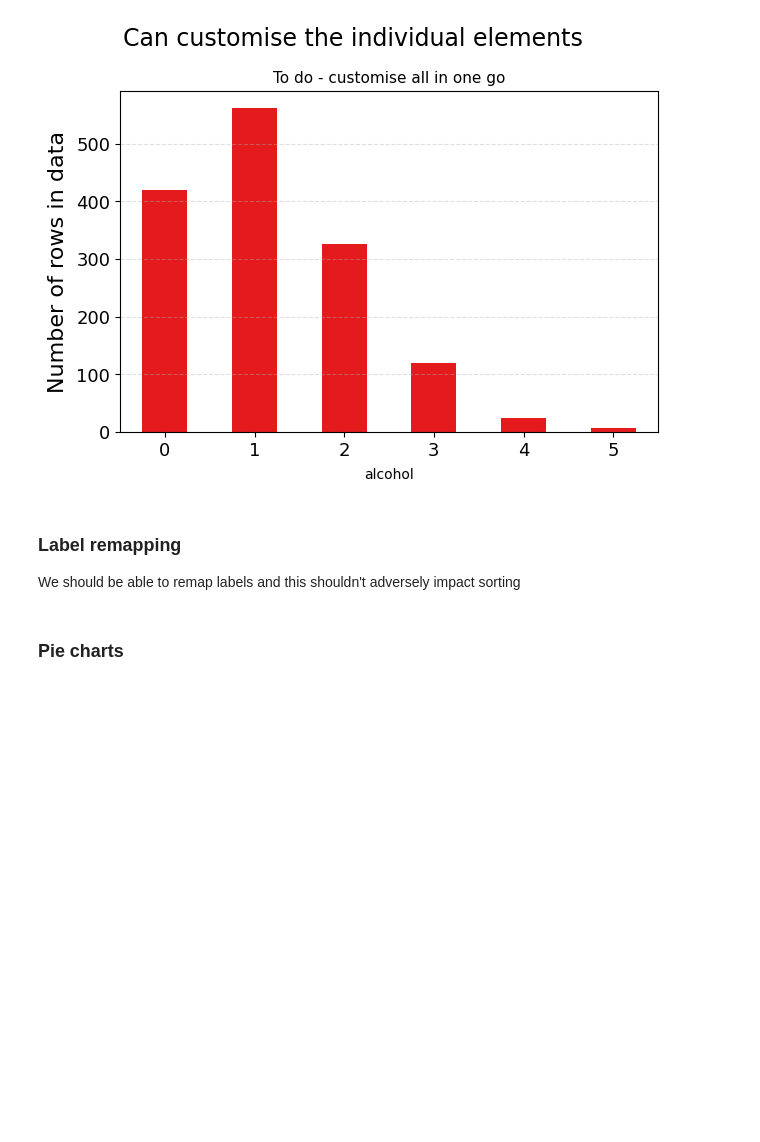
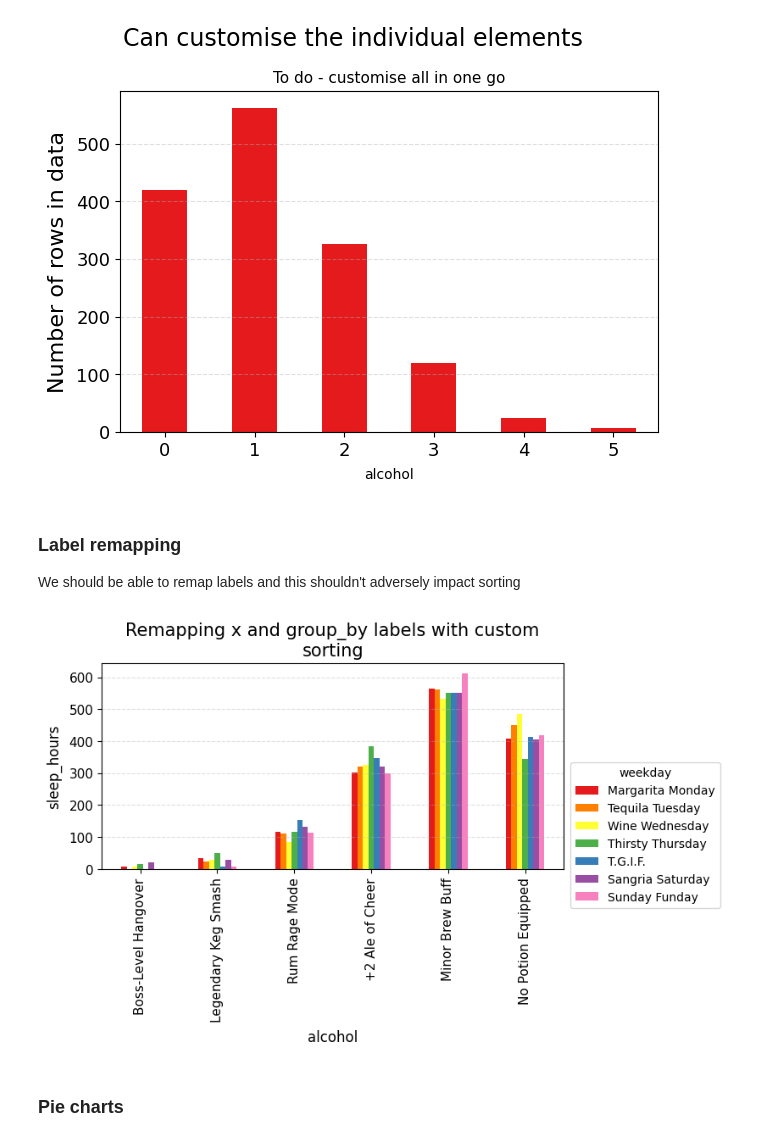
Before and after one commit to alextgould/lazychart, a Jupyter notebook: examples/demo_usage.ipynb, the cells around one changed output. Drawn from its saved outputs; the diff is of its cells as text; code cells hidden in the pictures; blank space fills up the shorter version.

```diff
--- a/examples/demo_usage.ipynb
+++ b/examples/demo_usage.ipynb
@@ -316,6 +316,30 @@ cm.bar(x='alcohol', title='Can customise the individual elements', subtitle='To
 ### Label remapping
 
 We should be able to remap labels and this shouldn't adversely impact sorting
+# %%
+cm.bar(x='alcohol', y='sleep_hours', group_by='weekday',
+       title='Remapping x and group_by labels with custom sorting', stacking='none',
+       label_map = {
+            "Monday": "Margarita Monday",
+            "Tuesday": "Tequila Tuesday",
+            "Wednesday": "Wine Wednesday",
+            "Thursday": "Thirsty Thursday",
+            "Friday": "T.G.I.F.",
+            "Saturday": "Sangria Saturday",
+            "Sunday": "Sunday Funday",
+            0: "No Potion Equipped",
+            1: "Minor Brew Buff",
+            2: "+2 Ale of Cheer",
+            3: "Rum Rage Mode",
+            4: "Legendary Keg Smash",
+            5: "Boss-Level Hangover"
+       },
+       sort_group_by=['Monday', 'Tuesday', 'Wednesday', 'Thursday', 'Friday', 'Saturday', 'Sunday'],
+       sort_x='labels',
+       sort_x_ascending=False
+)
+# %% [output]
+[figure, added]
 # %% [markdown]
 ### Pie charts
 # %%
```
Also changed, not shown: parts of 29 cells of this notebook, 5 other files.
